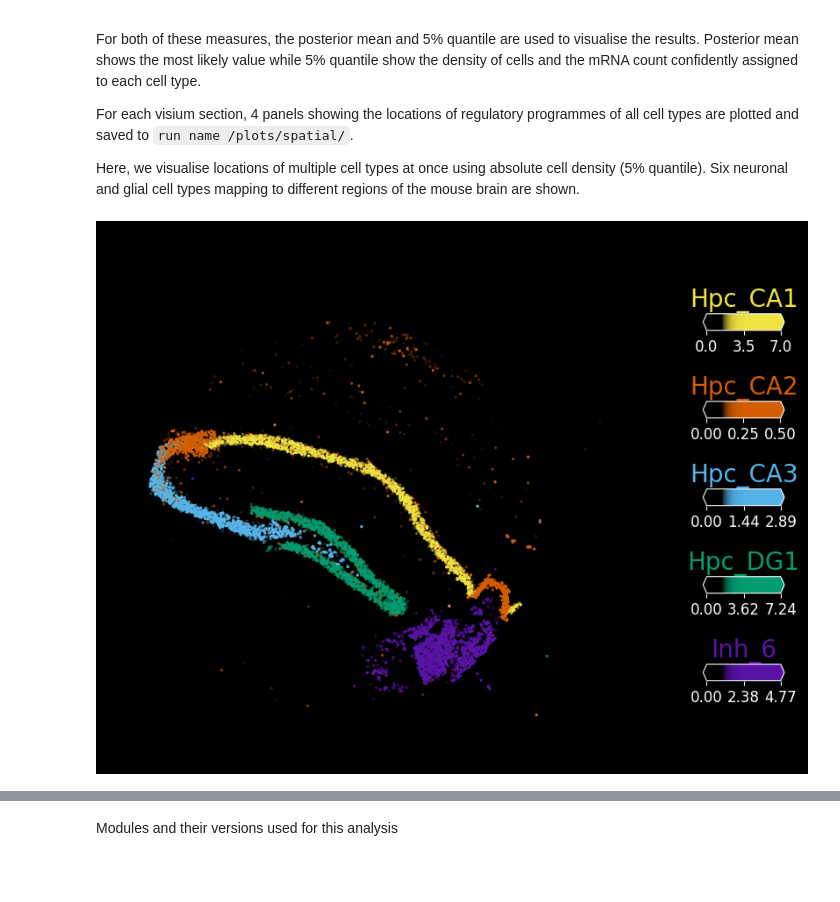
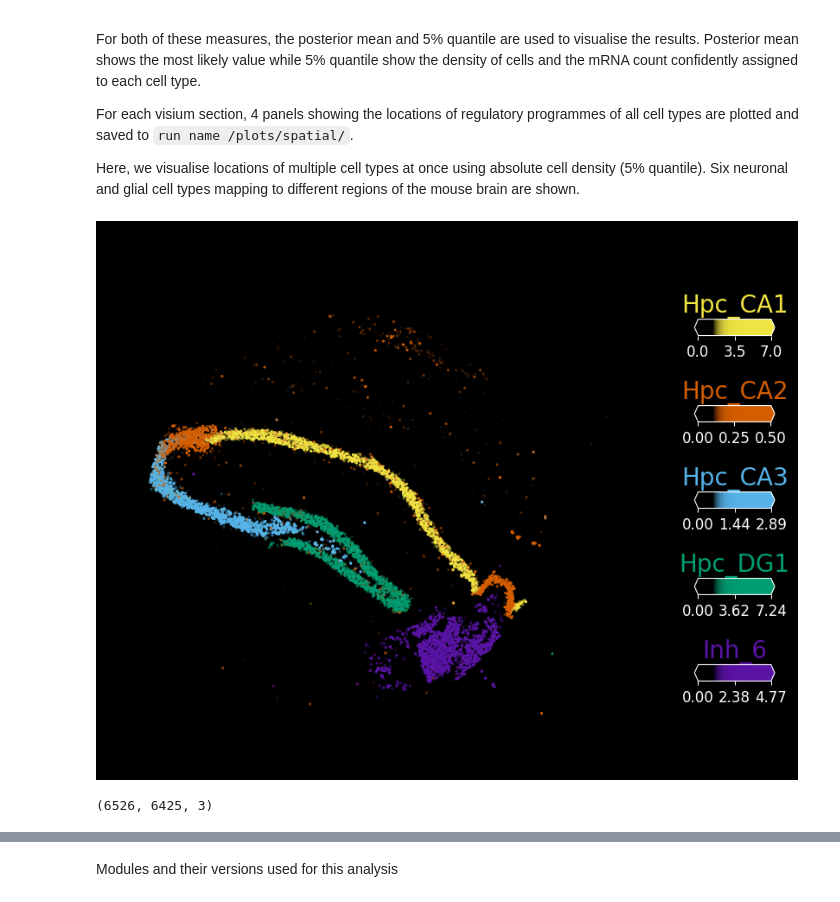
Before and after one commit to vitkl/cell2location_paper, a Jupyter notebook: notebooks/mouse_brain_slide_seq_v2/cell2location_short_demo_downstream_video.ipynb, the cells around one changed output, grey strips where cells are left out. Drawn from its saved outputs; the diff is of its cells as text; code cells hidden in the pictures; blank space fills up the shorter version.

```diff
--- a/notebooks/mouse_brain_slide_seq_v2/cell2location_short_demo_downstream_video.ipynb
+++ b/notebooks/mouse_brain_slide_seq_v2/cell2location_short_demo_downstream_video.ipynb
@@ -90,36 +90,40 @@ Here, we visualise locations of multiple cell types at once using absolute cell
 # %%
 from cell2location.plt.mapping_video import plot_spatial
 save_path = f'{results_folder}{run_name}/plots/figures/'
 
 slide = adata_vis
 
-slide.obsm['spatial'] = slide.obsm['spatial'] - slide.obsm['spatial'].min(0) + 500
+slide.obsm['spatial'] = slide.obsm['spatial'] - slide.obsm['spatial'].min(0) + np.array([500, 414])
 slide.obsm['spatial'] = slide.obsm['spatial'].astype(int)
 images = np.zeros((slide.obsm['spatial'].max(0)[0] + 500,
-                   slide.obsm['spatial'].max(0)[1] + 500, 3))
+                   slide.obsm['spatial'].max(0)[1] + 414, 3))
 
 # select up to 6 clusters
 sel_clust = ['Ext_Hpc_CA1', 'Ext_Hpc_CA2', 'Ext_Hpc_CA3', 'Ext_Hpc_DG1', 'Inh_6']
 sel_clust_lab = ['Hpc_CA1', 'Hpc_CA2', 'Hpc_CA3', 'Hpc_DG1', 'Inh_6']
 sel_clust_col = ['q05_spot_factors' + str(i) for i in sel_clust]
 
 mpl.rc_file_defaults()
 rcParams['pdf.fonttype'] = 42 # enables correct plotting of text
 with mpl.rc_context({"figure.figsize": (10,10)}):
 
     fig = plot_spatial(slide.obs[sel_clust_col],
                   coords=slide.obsm['spatial'],
                   show_img=True, img_alpha=1, img=images,
                   max_color_quantile=0.99,
                   circle_diameter=1.4, alpha_scaling=1, labels=sel_clust_lab,
                  style='dark_background',
                        colorbar_position='right',
                      colorbar_shape={'vertical_gaps': 2, 'horizontal_gaps': 0.18},
                 )
     #fig.savefig(f'{save_path}Fig2H_HPC_multicell_maps.pdf',
     #            bbox_inches='tight', facecolor='black')
 # %% [output]
-[figure, old version]
+[figure, new version]
+# %%
+images.shape
+# %% [output]
+(6526, 6425, 3)
 # %%
 from cell2location.plt.mapping_video import plot_video_mapping
 # %%
```
Also changed, not shown: parts of 6 cells of this notebook, 11 other files.
